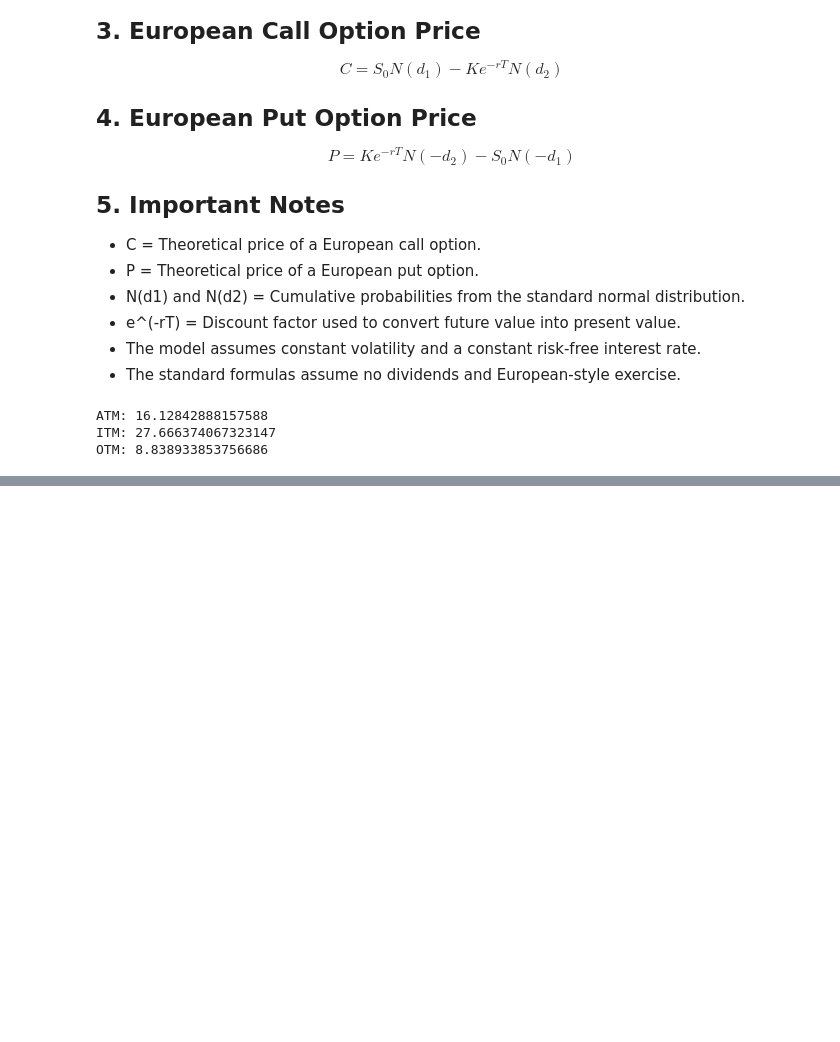
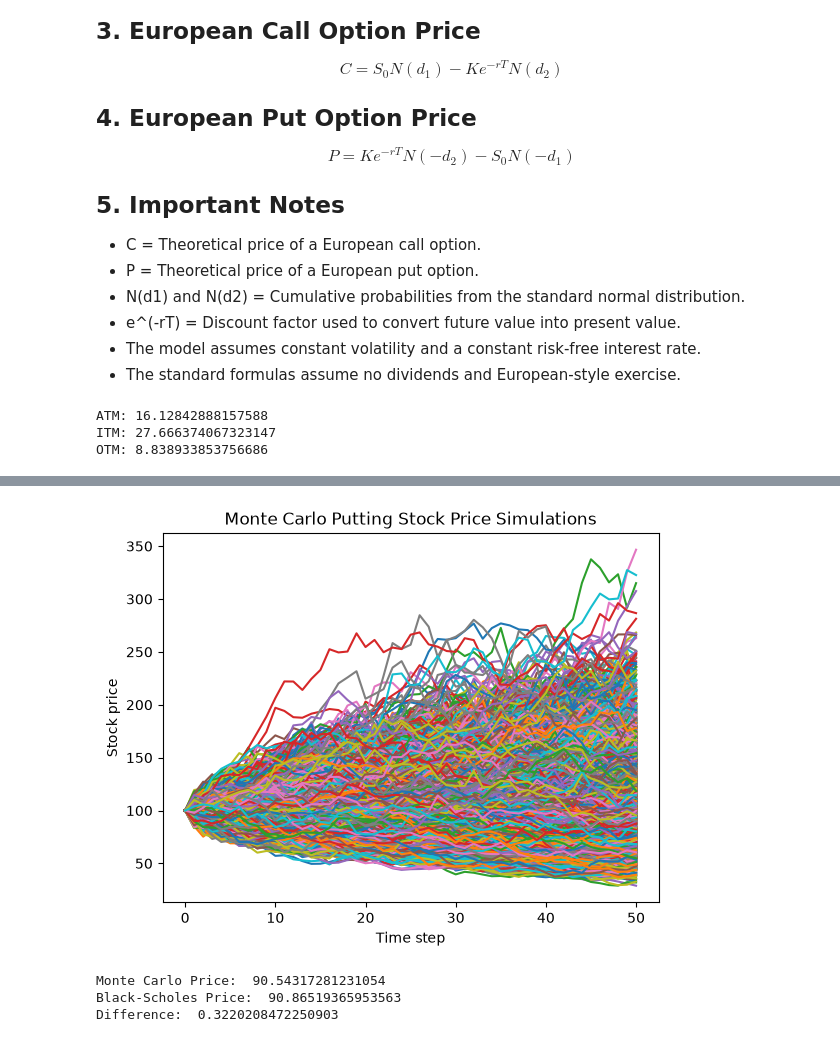
Before and after one commit to min-chipchip/monte-carlo-pricing, a Jupyter notebook: notebooks/Simple_Monte_Carlo.ipynb, the cells around one changed output, grey strips where cells are left out. Drawn from its saved outputs; the diff is of its cells as text; code cells hidden in the pictures; blank space fills up the shorter version.

```diff
--- a/notebooks/Simple_Monte_Carlo.ipynb
+++ b/notebooks/Simple_Monte_Carlo.ipynb
@@ -191,0 +261,7 @@ Difference:  0.03981339933629946
+# %%
+compare_put(s0, 200, T, r, sigma, step, num_sim)
+# %% [output]
+[figure, added]
+Monte Carlo Price:  90.54317281231054
+Black-Scholes Price:  90.86519365953563
+Difference:  0.3220208472250903
```
Also changed, not shown: parts of 6 cells of this notebook.
